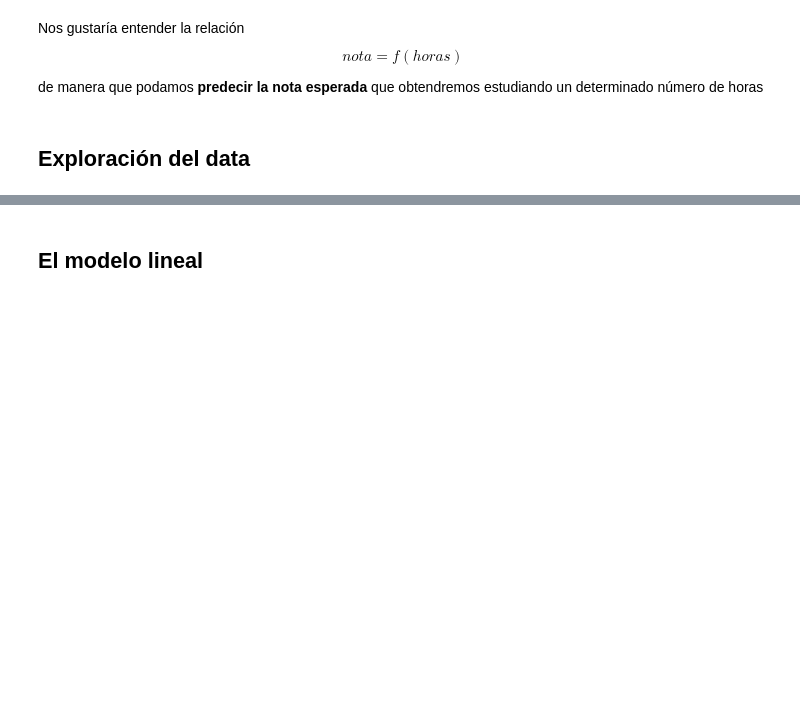
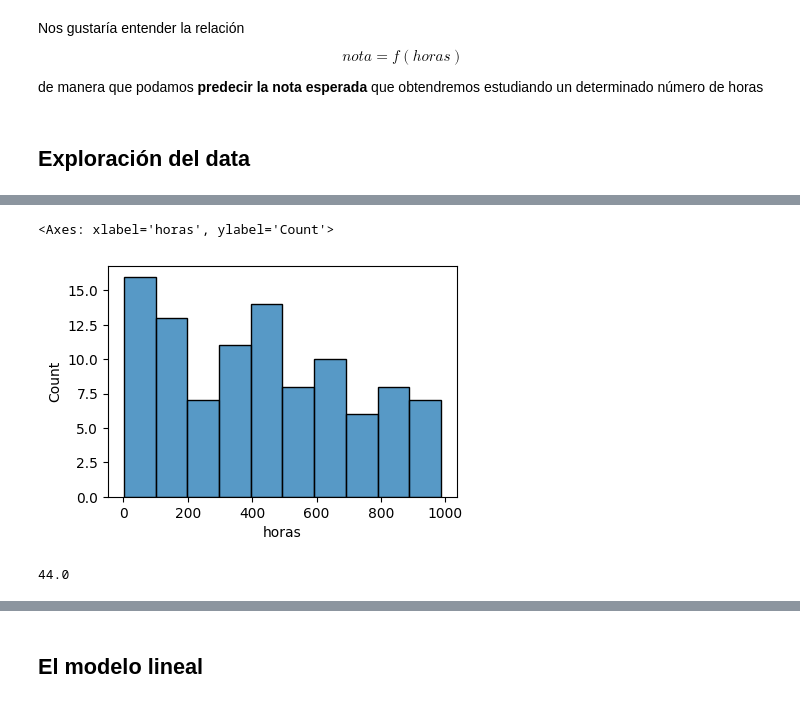
Before and after one commit to poacosta/ml_esesa_2024, a Jupyter notebook: 02.linear_regression_motivation.ipynb, the cells around one changed output, grey strips where cells are left out. Cells and saved outputs as stored; diff of their text form; code cells hidden in the pictures; blank space fills up the shorter version.

```diff
--- a/02.linear_regression_motivation.ipynb
+++ b/02.linear_regression_motivation.ipynb
@@ -26,4 +48,11 @@ de manera que podamos **predecir la nota esperada** que obtendremos estudiando u
 # %%
-sns.histplot(data.horas, binwidth=100)
+sns.histplot(data.horas, bins=10)
+# %% [output]
+<Axes: xlabel='horas', ylabel='Count'>
+[figure, added]
+# %%
+data.nota.median()
+# %% [output]
+44.0
 # %%
 sns.histplot(data.nota)
```
Also changed, not shown: parts of 77 cells of this notebook.
